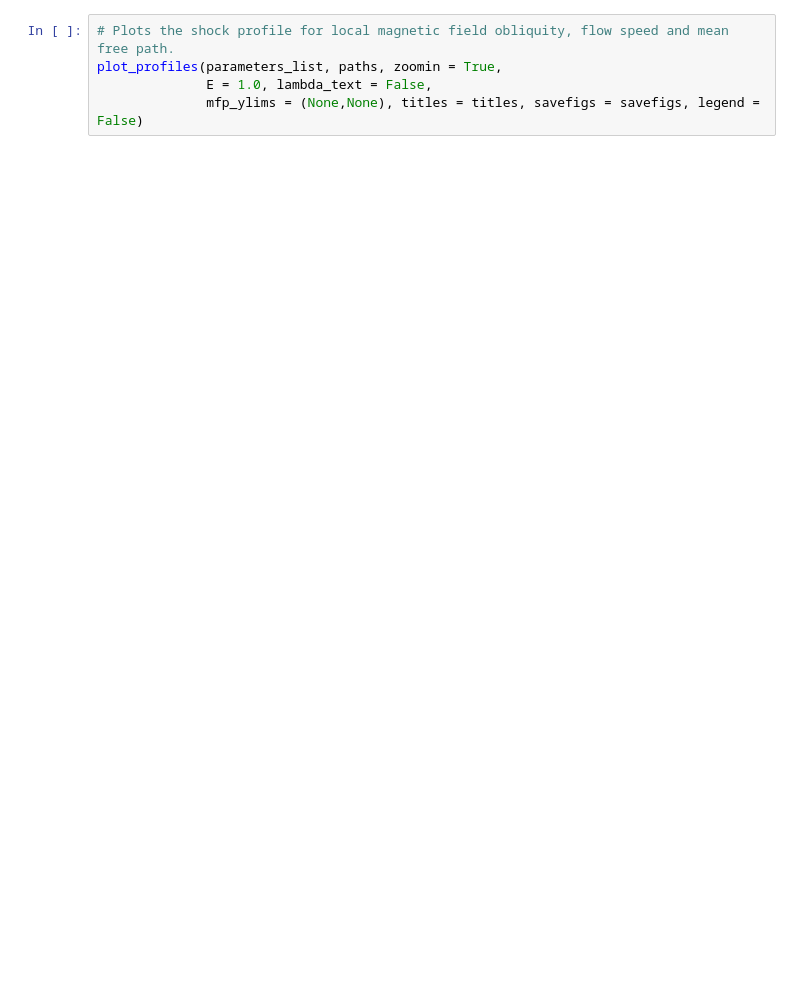
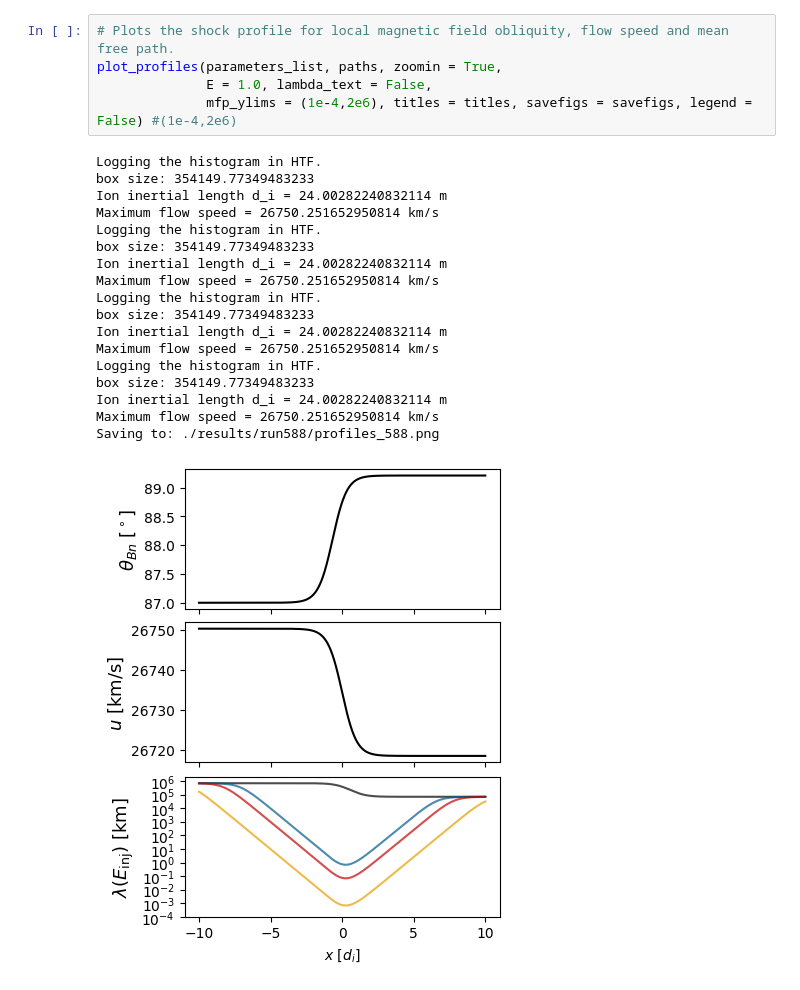
Before and after one commit to SeveNyberg/easi, a Jupyter notebook: plot_results.ipynb, the cells around one changed output. Drawn from its saved outputs; the diff is of its cells as text; blank space fills up the shorter version.

```diff
--- a/plot_results.ipynb
+++ b/plot_results.ipynb
@@ -78,5 +178,24 @@ plot_residence_t(particles_list, parameters_list, paths,
 # %%
 # Plots the shock profile for local magnetic field obliquity, flow speed and mean free path.
 plot_profiles(parameters_list, paths, zoomin = True,
               E = 1.0, lambda_text = False,
-              mfp_ylims = (None,None), titles = titles, savefigs = savefigs, legend = False)
+              mfp_ylims = (1e-4,2e6), titles = titles, savefigs = savefigs, legend = False) #(1e-4,2e6)
+# %% [output]
+Logging the histogram in HTF.
+box size: 354149.77349483233
+Ion inertial length d_i = 24.00282240832114 m
+Maximum flow speed = 26750.251652950814 km/s
+Logging the histogram in HTF.
+box size: 354149.77349483233
+Ion inertial length d_i = 24.00282240832114 m
+Maximum flow speed = 26750.251652950814 km/s
+Logging the histogram in HTF.
+box size: 354149.77349483233
+Ion inertial length d_i = 24.00282240832114 m
+Maximum flow speed = 26750.251652950814 km/s
+Logging the histogram in HTF.
+box size: 354149.77349483233
+Ion inertial length d_i = 24.00282240832114 m
+Maximum flow speed = 26750.251652950814 km/s
+Saving to: ./results/run588/profiles_588.png
+[figure, added]
```
Also changed, not shown: parts of 9 cells of this notebook, 4 other files.
